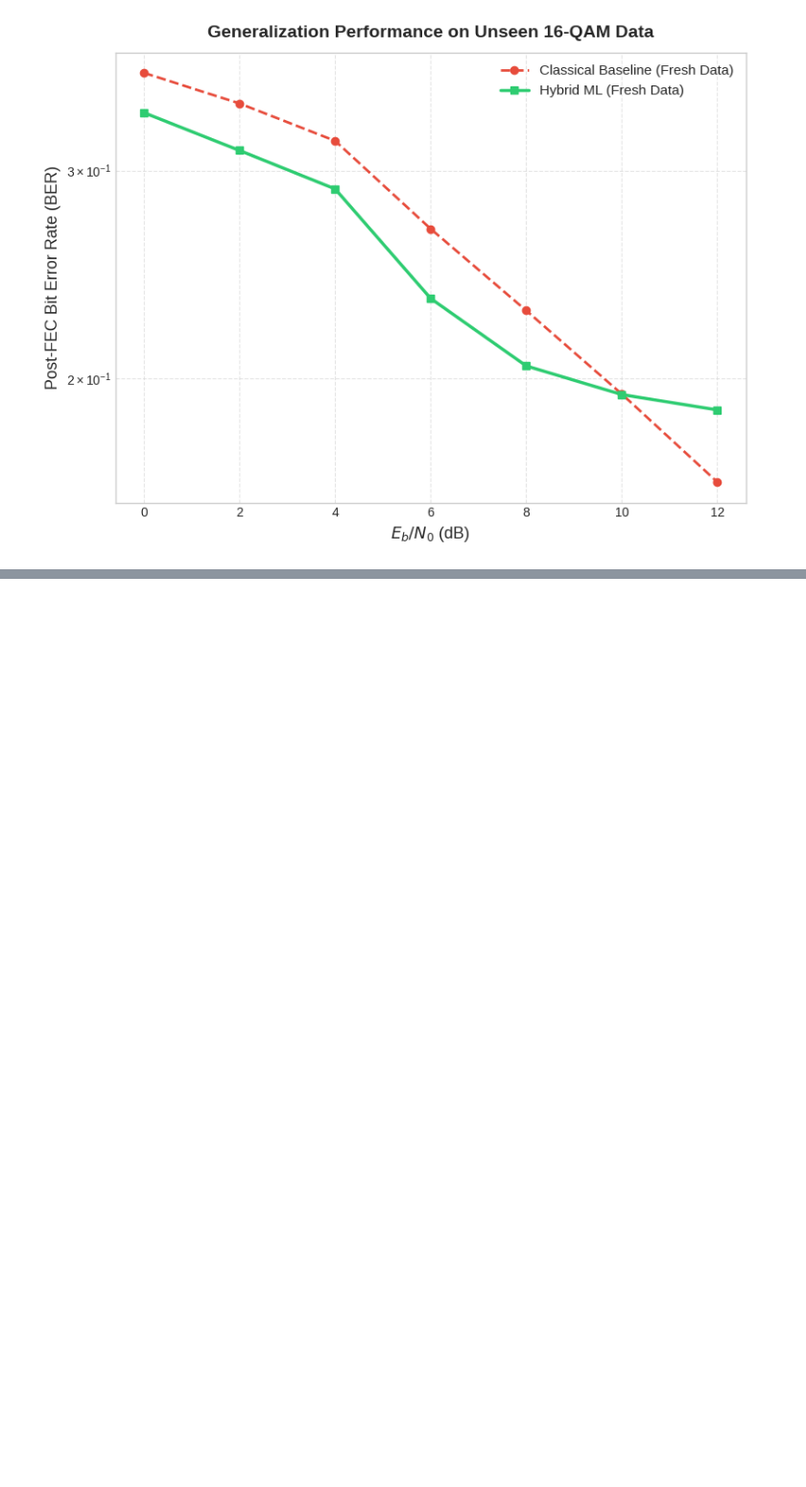
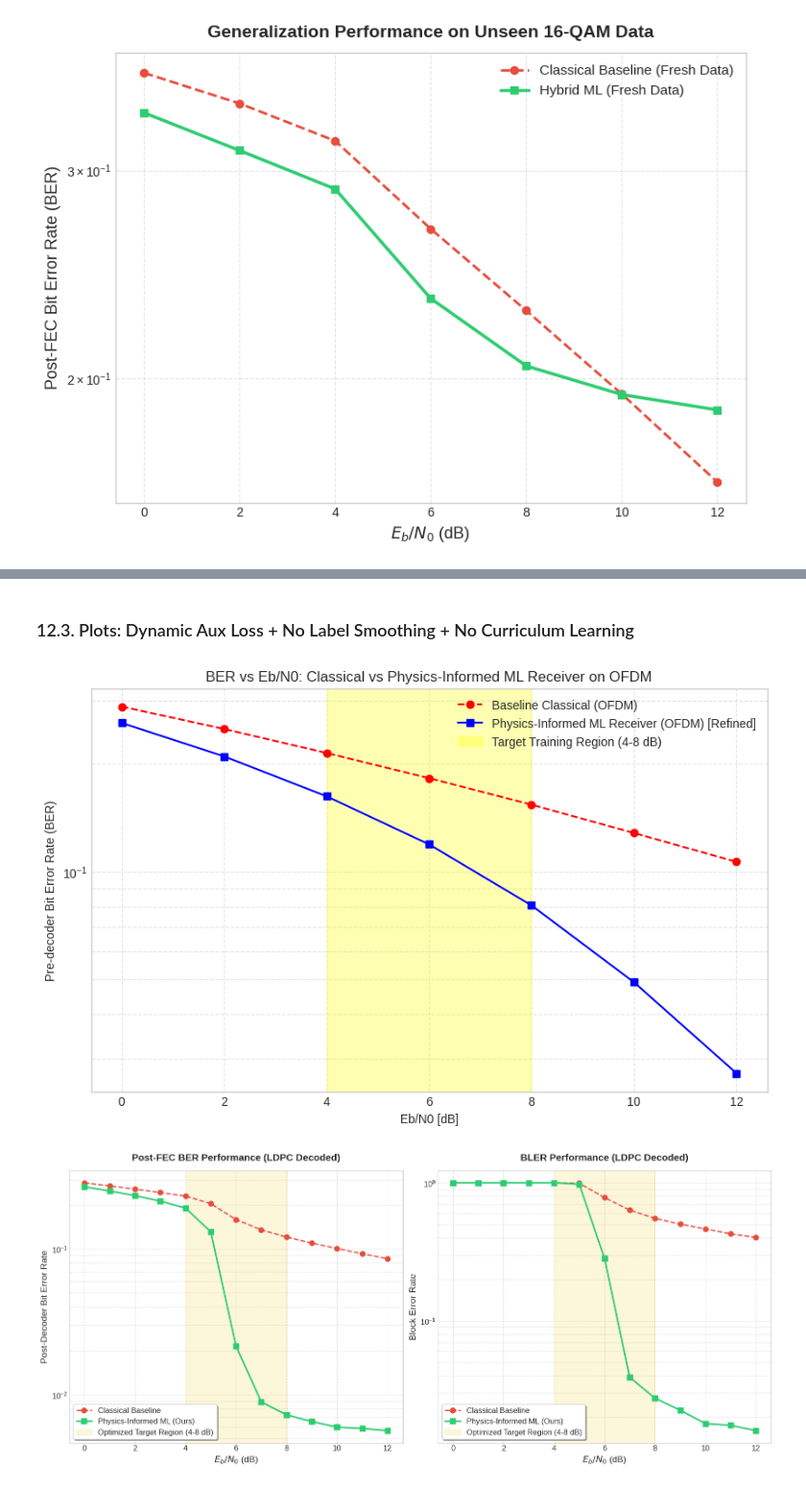
Before and after one commit to giankev/lightweight-model-for-signal-processing, a Jupyter notebook: 12_Hybrid_LA_NN_Training_Ablation_Studies_Starved.ipynb, the cells around one changed output, grey strips where cells are left out. Shown at 96% size. Cells and saved outputs as stored; diff of their text form; code cells hidden in the pictures; blank space fills up the shorter version.

```diff
--- a/13_Hybrid_LA_NN_Training_Ablation_Studies_Starved.ipynb
+++ b/12_Hybrid_LA_NN_Training_Ablation_Studies_Starved.ipynb
@@ -2323,0 +3017,54 @@ Eb/N0=12.0 dB | BASE BER=1.633e-01 | ML (Fresh Data) BER=1.881e-01
+# %% [markdown]
+### 12.3. Plots: Dynamic Aux Loss + No Label Smoothing + No Curriculum Learning
+# %%
+plt.style.use('seaborn-v0_8-whitegrid')
+
+# ---- PLOT 1: PRE-FEC BER ----
+plt.figure(figsize=(10, 6))
+plt.semilogy(ebn0_range, ber_base_ofdm, 'r--o', label='Baseline Classical (OFDM)')
+plt.semilogy(ebn0_range, ber_ml_ofdm, 'b-s', label='Physics-Informed ML Receiver (OFDM) [Refined]')
+plt.axvspan(4, 8, color='yellow', alpha=0.3, label='Target Training Region (4-8 dB)')
+plt.title("BER vs Eb/N0: Classical vs Physics-Informed ML Receiver on OFDM")
+plt.xlabel("Eb/N0 [dB]")
+plt.ylabel("Pre-decoder Bit Error Rate (BER)")
+plt.grid(True, which="both", ls="--", alpha=0.5)
+plt.legend()
+plt.show()
+
+# ---- PLOT 2 & 3: POST-FEC BER & BLER ----
+fig, (ax1, ax2) = plt.subplots(1, 2, figsize=(16, 7))
+
+len_plot = min(len(ebn0_range_post), len(base_post_ber), len(ml_post_ber))
+plot_x = list(ebn0_range_post)[:len_plot]
+
+ax1.semilogy(plot_x, base_post_ber[:len_plot], color='#e74c3c', marker='o', linestyle='--',
+             linewidth=2, markersize=8, label='Classical Baseline')
+ax1.semilogy(plot_x, ml_post_ber[:len_plot], color='#2ecc71', marker='s', linestyle='-',
+             linewidth=2.5, markersize=8, label='Physics-Informed ML (Ours)')
+ax1.axvspan(4, 8, color='#f1c40f', alpha=0.15, label='Optimized Target Region (4-8 dB)')
+
+ax1.set_title("Post-FEC BER Performance (LDPC Decoded)", fontsize=15, fontweight='bold', pad=15)
+ax1.set_xlabel("$E_b/N_0$ (dB)", fontsize=14)
+ax1.set_ylabel("Post-Decoder Bit Error Rate", fontsize=14)
+ax1.tick_params(axis='both', which='major', labelsize=12)
+ax1.grid(True, which="both", ls="--", alpha=0.6)
+ax1.legend(fontsize=12, loc='lower left', frameon=True, shadow=True)
+
+ax2.semilogy(plot_x, base_bler[:len_plot], color='#e74c3c', marker='o', linestyle='--',
+             linewidth=2, markersize=8, label='Classical Baseline')
+ax2.semilogy(plot_x, ml_bler[:len_plot], color='#2ecc71', marker='s', linestyle='-',
+             linewidth=2.5, markersize=8, label='Physics-Informed ML (Ours)')
+ax2.axvspan(4, 8, color='#f1c40f', alpha=0.15, label='Optimized Target Region (4-8 dB)')
+
+ax2.set_title("BLER Performance (LDPC Decoded)", fontsize=15, fontweight='bold', pad=15)
+ax2.set_xlabel("$E_b/N_0$ (dB)", fontsize=14)
+ax2.set_ylabel("Block Error Rate", fontsize=14)
+ax2.tick_params(axis='both', which='major', labelsize=12)
+ax2.grid(True, which="both", ls="--", alpha=0.6)
+ax2.legend(fontsize=12, loc='lower left', frameon=True, shadow=True)
+
+plt.tight_layout()
+plt.show()
+# %% [output]
+[figure, added]
+[figure, added]
```
Also changed, not shown: parts of 15 cells of this notebook, 10 other files.
